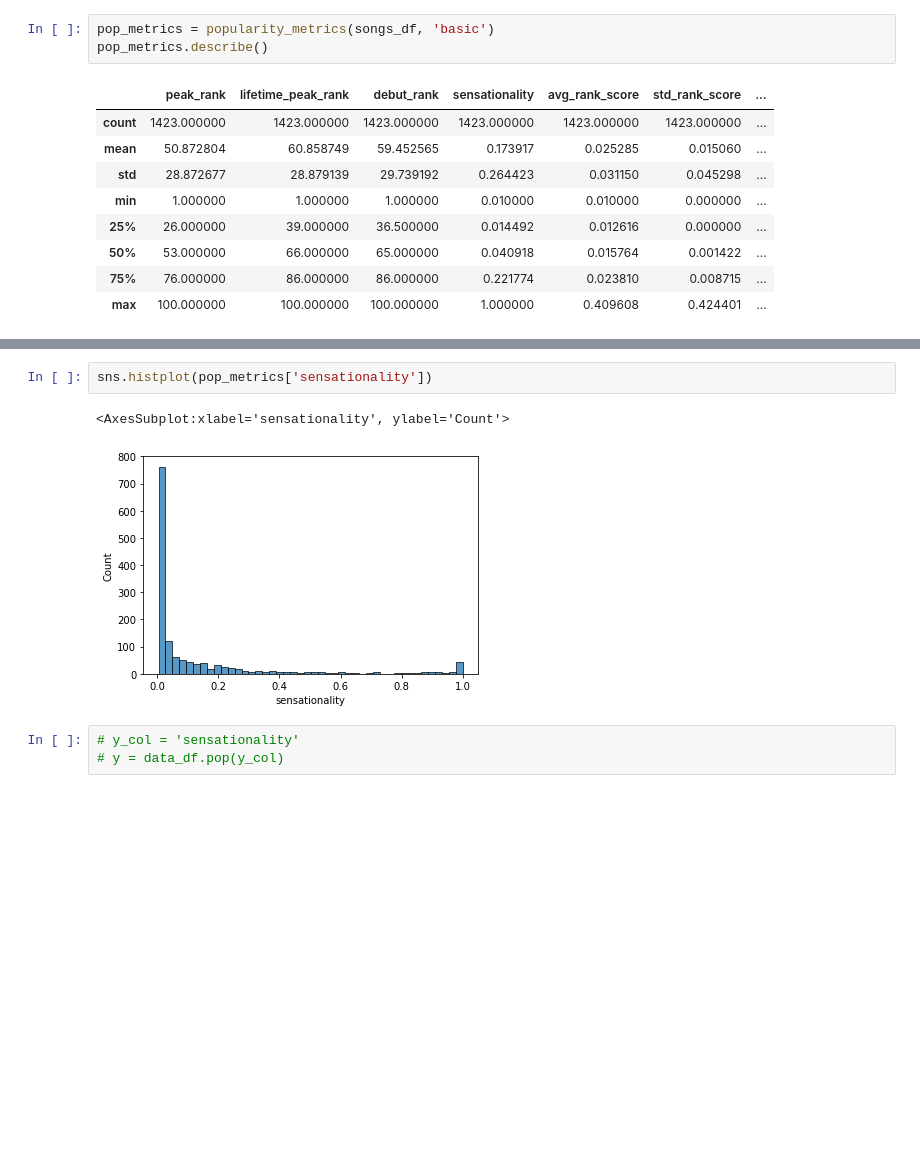
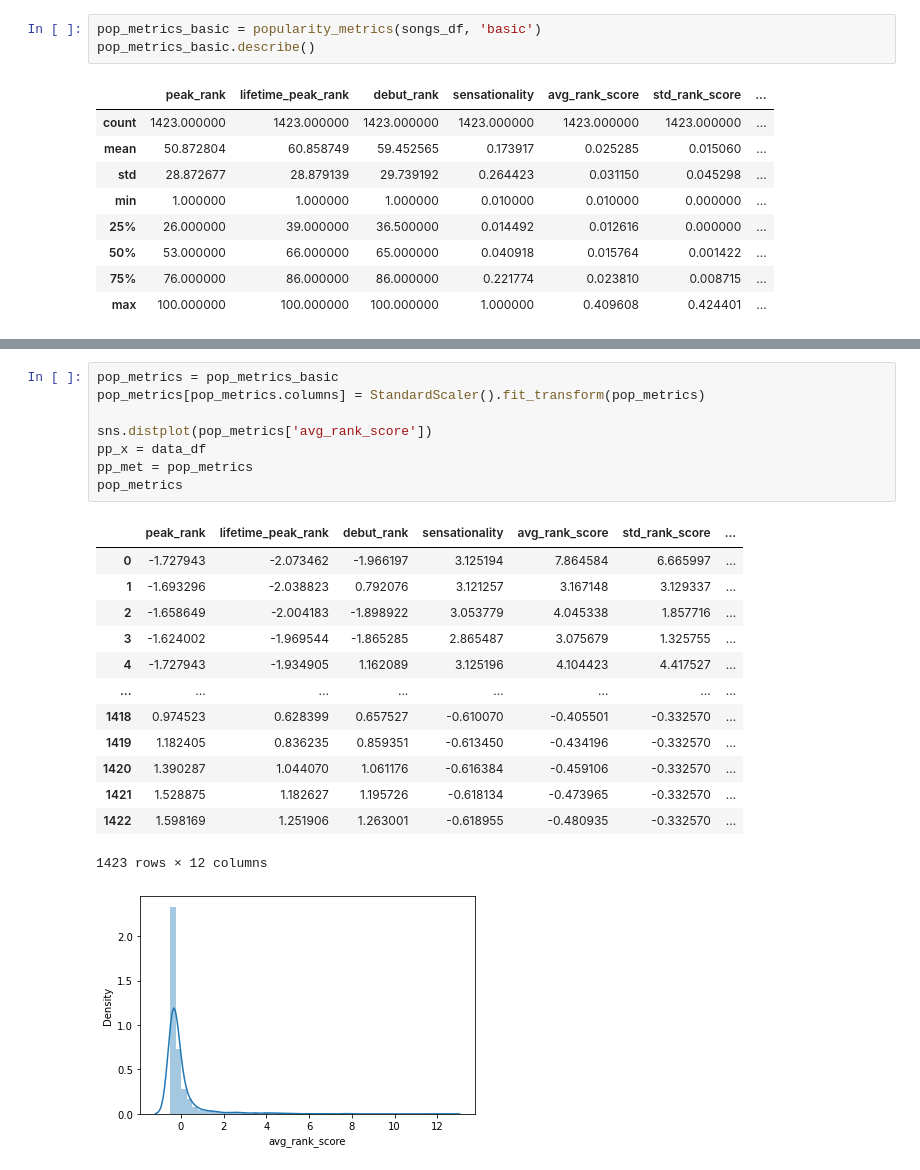
Before and after one commit to Santius0/comp-6940-project, a Jupyter notebook: notebooks/eda.ipynb, the cells around one changed output, grey strips where cells are left out. Drawn from its saved outputs; the diff is of its cells as text; blank space fills up the shorter version.

```diff
--- a/notebooks/eda.ipynb
+++ b/notebooks/eda.ipynb
@@ -231,8 +236,8 @@ def popularity_metrics(df, score_type='basic'):
 
     return pd.DataFrame(data=metric_vals, columns=metrics)
 # %%
-pop_metrics = popularity_metrics(songs_df, 'basic')
-pop_metrics.describe()
+pop_metrics_basic = popularity_metrics(songs_df, 'basic')
+pop_metrics_basic.describe()
 # %% [output]
 |  | peak_rank | lifetime_peak_rank | debut_rank | sensationality | avg_rank_score | std_rank_score | ... |
 | count | 1423.000000 | 1423.000000 | 1423.000000 | 1423.000000 | 1423.000000 | 1423.000000 | ... |
@@ -305,8 +311,23 @@ data_df
-# %%
-sns.histplot(pop_metrics['sensationality'])
-# %% [output]
-<AxesSubplot:xlabel='sensationality', ylabel='Count'>
-[figure, removed]
-# %%
-# y_col = 'sensationality'
-# y = data_df.pop(y_col)
+# %%
+pop_metrics = pop_metrics_basic
+pop_metrics[pop_metrics.columns] = StandardScaler().fit_transform(pop_metrics)
+
+sns.distplot(pop_metrics['avg_rank_score'])
+pp_x = data_df
+pp_met = pop_metrics
+pop_metrics
+# %% [output]
+|  | peak_rank | lifetime_peak_rank | debut_rank | sensationality | avg_rank_score | std_rank_score | ... |
+| 0 | -1.727943 | -2.073462 | -1.966197 | 3.125194 | 7.864584 | 6.665997 | ... |
+| 1 | -1.693296 | -2.038823 | 0.792076 | 3.121257 | 3.167148 | 3.129337 | ... |
+| 2 | -1.658649 | -2.004183 | -1.898922 | 3.053779 | 4.045338 | 1.857716 | ... |
+| 3 | -1.624002 | -1.969544 | -1.865285 | 2.865487 | 3.075679 | 1.325755 | ... |
+| 4 | -1.727943 | -1.934905 | 1.162089 | 3.125196 | 4.104423 | 4.417527 | ... |
+| ... | ... | ... | ... | ... | ... | ... | ... |
+| 1418 | 0.974523 | 0.628399 | 0.657527 | -0.610070 | -0.405501 | -0.332570 | ... |
+| 1419 | 1.182405 | 0.836235 | 0.859351 | -0.613450 | -0.434196 | -0.332570 | ... |
+| 1420 | 1.390287 | 1.044070 | 1.061176 | -0.616384 | -0.459106 | -0.332570 | ... |
+| 1421 | 1.528875 | 1.182627 | 1.195726 | -0.618134 | -0.473965 | -0.332570 | ... |
+| 1422 | 1.598169 | 1.251906 | 1.263001 | -0.618955 | -0.480935 | -0.332570 | ... |
+1423 rows × 12 columns
+[figure, added]
```
Also changed, not shown: parts of 18 cells of this notebook, 1 other file.
